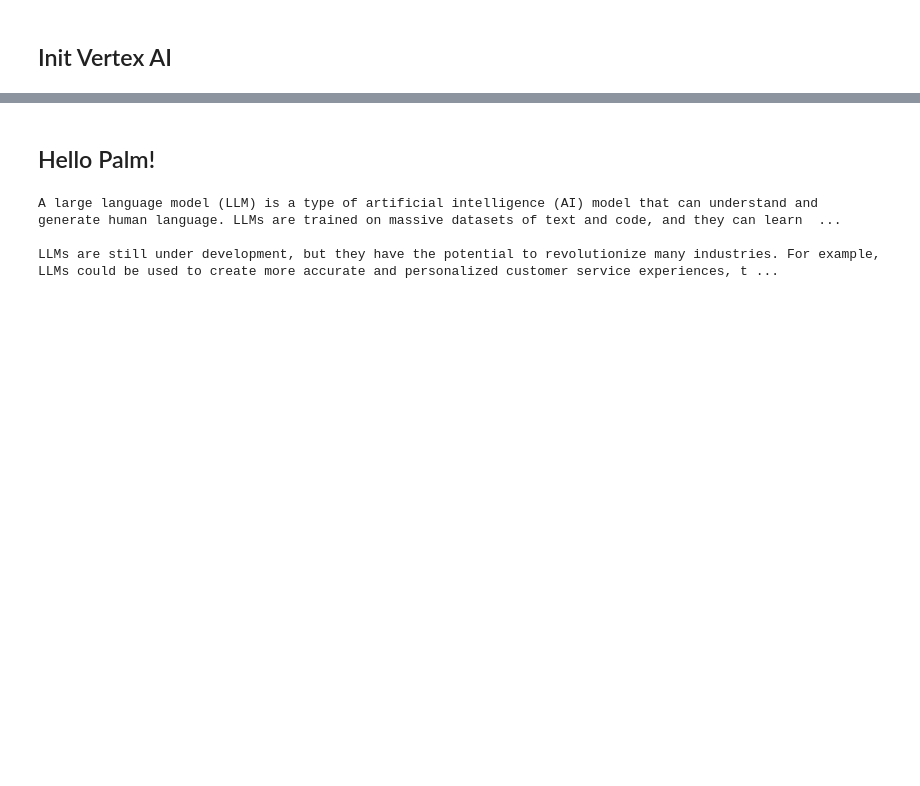
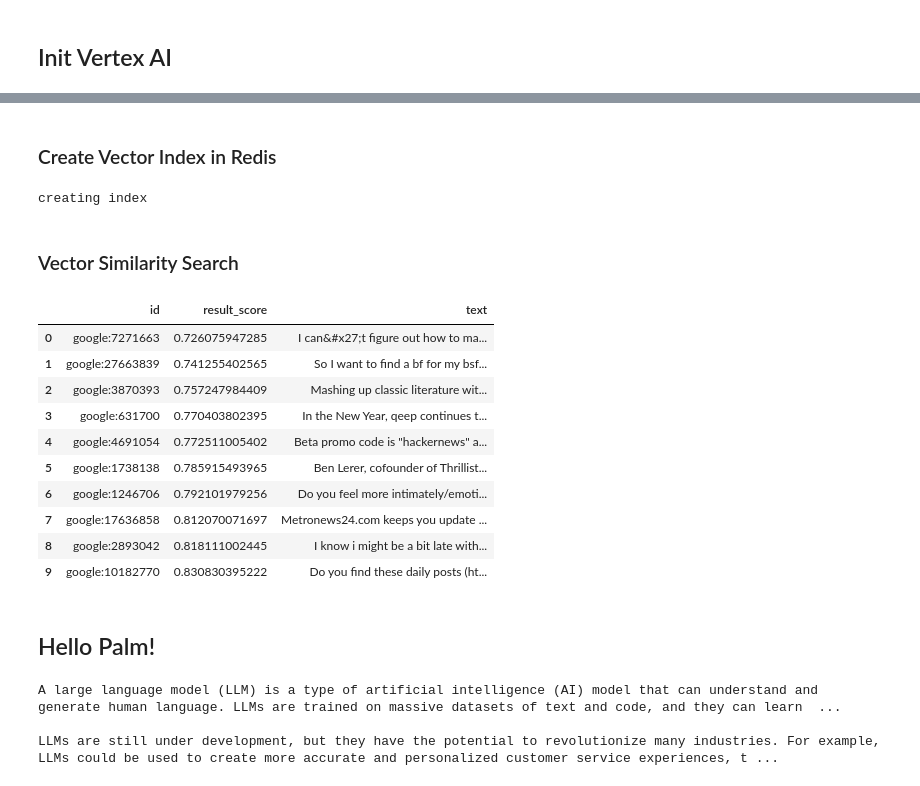
Before and after one commit to redis-developer/gcp-redis-llm-stack, a Jupyter notebook: BigQuery_Palm_Redis.ipynb, the cells around one changed output, grey strips where cells are left out. Saved outputs shown, nothing was run; the diff lists cells and outputs as text; code cells hidden in the pictures; blank space fills up the shorter version.

```diff
--- a/BigQuery_Palm_Redis.ipynb
+++ b/BigQuery_Palm_Redis.ipynb
@@ -166,0 +201,7 @@ from vertexai.preview.language_models import (ChatModel, InputOutputTextPair,
+# %%
+from sentence_transformers import SentenceTransformer
+
+model = SentenceTransformer('sentence-transformers/all-MiniLM-L6-v2')
+
+def text_to_embedding(text):
+  return model.encode(text).astype(np.float32).tobytes()
@@ -167,3 +240,47 @@ from vertexai.preview.language_models import (ChatModel, InputOutputTextPair,
+# %% [markdown]
+### Create Vector Index in Redis
+# %%
+# Dataframe field with Vector Embeddings
+VECTOR_FIELD_NAME = "text_embedding"
+
+# Embedding dimension
+# - HuggingFace all-MiniLM-L6-v2 - 384
+# - VertexAI textembedding-gecko@001 - 768
+DIM = 384
+
+INDEX_NAME = "google:idx"
+# %%
+create_redis_index(redis, vector_field_name = VECTOR_FIELD_NAME, idxname = INDEX_NAME, prefix = ["google:"], dim = DIM)
+# %% [output]
+creating index
+# %% [markdown]
+### Vector Similarity Search
+# %%
+#using Vector Similarity Index
+
+user_query="facebook rant"
+
+query_vector=text_to_embedding(user_query)
+q = Query(f"*=>[KNN 10 @{VECTOR_FIELD_NAME} $vector AS result_score]")\
+                .return_fields("result_score","text")\
+                .dialect(2)\
+                .sort_by("result_score", True)
+res = redis.ft(INDEX_NAME).search(q, query_params={"vector": query_vector})
+#print(res)
+res_df = pd.DataFrame([t.__dict__ for t in res.docs ]).drop(columns=["payload"])
+res_df
+# %% [output]
+|  | id | result_score | text |
+| 0 | google:7271663 | 0.726075947285 | I can&#x27;t figure out how to ma... |
+| 1 | google:27663839 | 0.741255402565 | So I want to find a bf for my bsf... |
+| 2 | google:3870393 | 0.757247984409 | Mashing up classic literature wit... |
+| 3 | google:631700 | 0.770403802395 | In the New Year, qeep continues t... |
+| 4 | google:4691054 | 0.772511005402 | Beta promo code is "hackernews" a... |
+| 5 | google:1738138 | 0.785915493965 | Ben Lerer, cofounder of Thrillist... |
+| 6 | google:1246706 | 0.792101979256 | Do you feel more intimately/emoti... |
+| 7 | google:17636858 | 0.812070071697 | Metronews24.com keeps you update ... |
+| 8 | google:2893042 | 0.818111002445 | I know i might be a bit late with... |
+| 9 | google:10182770 | 0.830830395222 | Do you find these daily posts (ht... |
 # %% [markdown]
 ## Hello Palm!
 # %%
```
Also changed, not shown: parts of 17 cells of this notebook.
